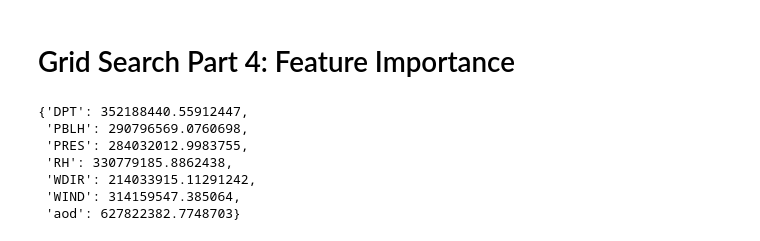
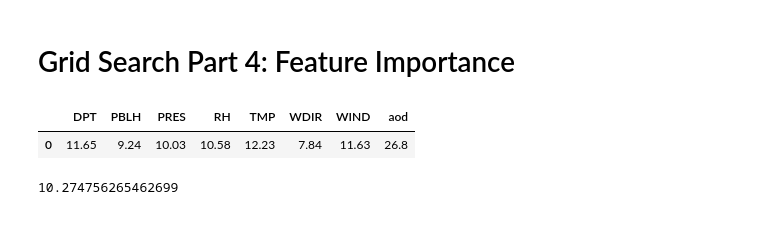
Before and after one commit to mt-pm-concentration-map/Random_Forest_Regression, a Jupyter notebook: Random_Forest_Grid_Search.ipynb, the cells around one changed output. Saved outputs shown, nothing was run; the diff lists cells and outputs as text; code cells hidden in the pictures.

```diff
--- a/Random_Forest_Grid_Search.ipynb
+++ b/Random_Forest_Grid_Search.ipynb
@@ -86,7 +86,7 @@ def runModel(feature):
 # %%
 # feature collection of all the hyperparameter options
 options = []
-var_list = range(1, 8)
+var_list = range(1, 9)
 leaf_list = range(1, 11)
 bag_list = [0.1, 0.2, 0.3, 0.4, 0.5, 0.6, 0.7, 0.8, 0.9]
 for v in var_list:
@@ -327,25 +302,31 @@ plt.savefig("cv_random_forest.pdf", bbox_inches='tight')
 # use the 9th fold which had best results and the best hyperparamters
 best_estimator = ee.Classifier.smileRandomForest(**{
     'numberOfTrees': 100, # total trees used
-    'variablesPerSplit': int(best_var), # if unspecified, using 2 or 3
-    'minLeafPopulation': int(best_leaf), # only trees trained with > this amt of data points
-    'bagFraction': float(best_bag), # fraction of data sampled for each tree
+    'variablesPerSplit': int(best_values.iloc[1, 0]), # if unspecified, using 2 or 3
+    'minLeafPopulation': int(best_values.iloc[1, 1]), # only trees trained with > this amt of data points
+    'bagFraction': float(best_values.iloc[1, 2]), # fraction of data sampled for each tree
     'maxNodes': None, # max nodes of tree
     'seed': 0}) \
         .setOutputMode('REGRESSION')\
         .train(**{
-          'features': train9,
+          'features': train6,
           'classProperty': 'pm25',
-          'inputProperties': ['PRES', 'aod', 'RH', 'PBLH', 'DPT', 'WIND', 'WDIR']
+          'inputProperties': ['PRES', 'aod', 'RH', 'PBLH', 'DPT', 'WIND', 'WDIR', 'TMP']
 })
+# %%
+# calculate feature importance
+importance = pd.DataFrame(best_estimator.explain().get('importance').getInfo(), index=[0])
+total = importance.sum(axis=1)
+
+def normalize(col):
+  return round((col / total), 4)*100
+
+importance.apply(normalize)
+# %% [output]
+|  | DPT | PBLH | PRES | RH | TMP | WDIR | WIND | aod |
+| 0 | 11.65 | 9.24 | 10.03 | 10.58 | 12.23 | 7.84 | 11.63 | 26.8 |
 # %%
-# feature importance
-best_estimator.explain().get('importance').getInfo()
+# out of bag score
+best_estimator.explain().get('outOfBagErrorEstimate').getInfo()
 # %% [output]
-{'DPT': 352188440.55912447,
- 'PBLH': 290796569.0760698,
- 'PRES': 284032012.9983755,
- 'RH': 330779185.8862438,
- 'WDIR': 214033915.11291242,
- 'WIND': 314159547.385064,
- 'aod': 627822382.7748703}
+10.274756265462699
```
Also changed, not shown: parts of 17 cells of this notebook, 1 other file.
